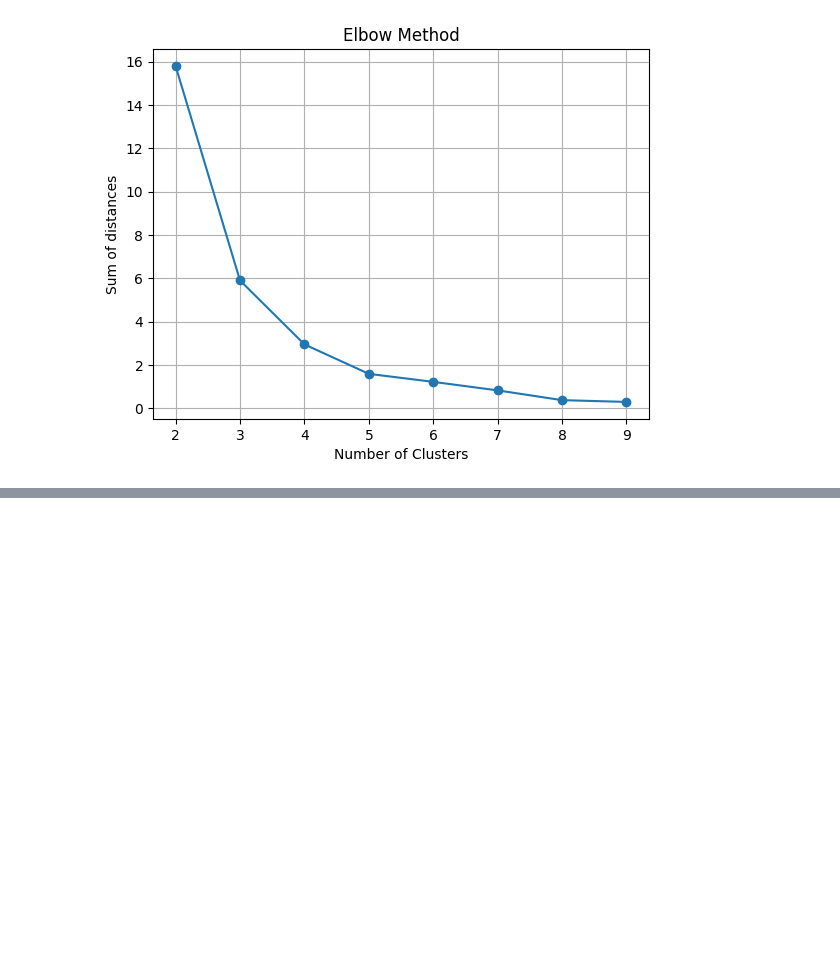
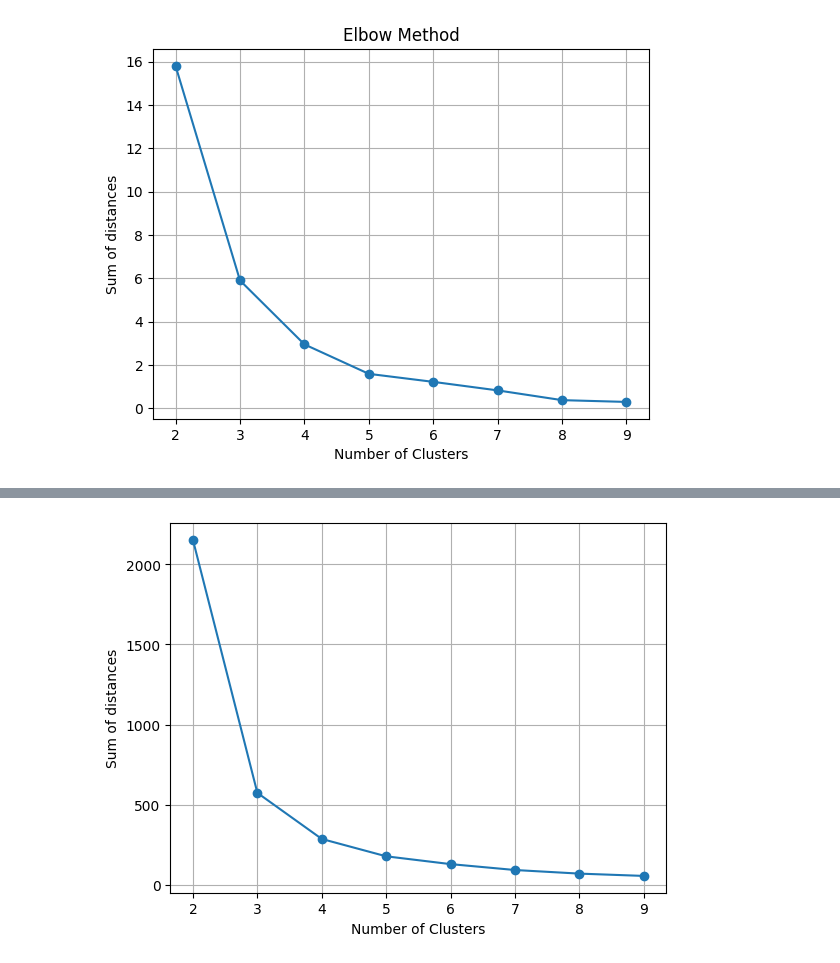
Before and after one commit to gohelanupam-byte/demo, a Jupyter notebook: Copy_of_Batch_US_ML&Stats.ipynb, the cells around one changed output, grey strips where cells are left out. Saved outputs shown, nothing was run; the diff lists cells and outputs as text; code cells hidden in the pictures; blank space fills up the shorter version.

```diff
--- a/Copy_of_Batch_US_ML&Stats.ipynb
+++ b/Copy_of_Batch_US_ML&Stats.ipynb
@@ -945,0 +1047,3 @@ plt.grid(True)
+# %%
+h, w = image_array.shape
+pixels = image_array.reshape(h*w, 1)
@@ -945,0 +1054,13 @@ plt.grid(True)
+# %%
+for cluster in range(2,10):
+    kmeans = KMeans(n_clusters=cluster)
+    kmeans.fit_predict(pixels)
+    sum_of_distances.append(kmeans.inertia_)
+# %%
+K = range(2,10)
+plt.plot(K, sum_of_distances, marker='o')
+plt.xlabel('Number of Clusters')
+plt.ylabel('Sum of distances')
+plt.grid(True)
+# %% [output]
+[figure, added]
```
Also changed, not shown: parts of 87 cells of this notebook.
